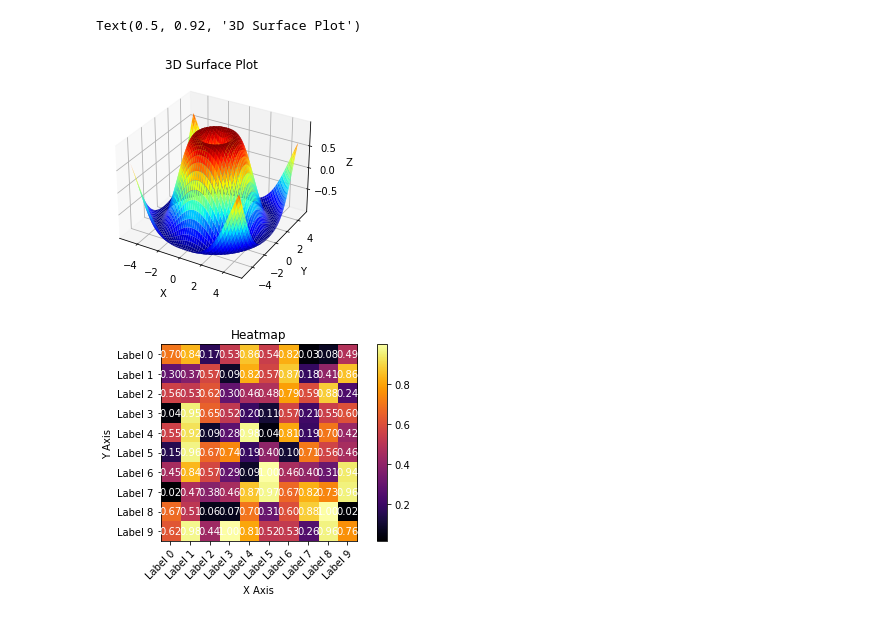
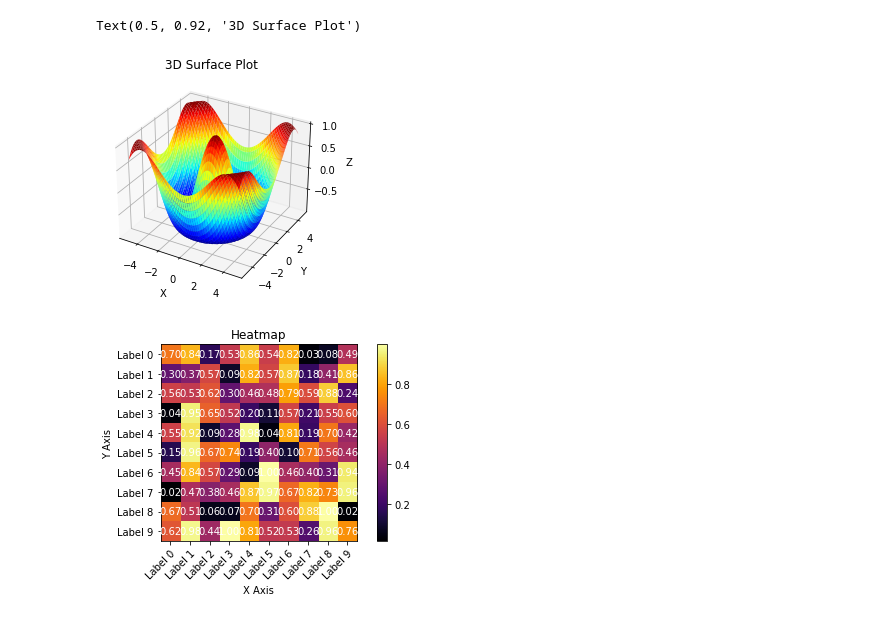
Before and after one commit to Dokkodie/test, a Jupyter notebook: visualization.ipynb, the cells around one changed output. Saved outputs shown, nothing was run; the diff lists cells and outputs as text; code cells hidden in the pictures.

```diff
--- a/visualization.ipynb
+++ b/visualization.ipynb
@@ -1,29 +1,29 @@
 # %%
 import numpy as np
 import matplotlib.pyplot as plt
 from mpl_toolkits.mplot3d import Axes3D
 
 fig = plt.figure()
 ax = fig.add_subplot(111, projection='3d')
 
 # Create the surface
 X = np.arange(-5, 5, 0.1)
 Y = np.arange(-5, 5, 0.1)
 X, Y = np.meshgrid(X, Y)
 R = np.sqrt(X**2 + Y**2)
-Z = np.sin(R)
+Z = np.cos(R)
 
 # Plot the surface
 ax.plot_surface(X, Y, Z, cmap='jet')
 
 # Add labels and title
 ax.set_xlabel('X')
 ax.set_ylabel('Y')
 ax.set_zlabel('Z')
 ax.set_title('3D Surface Plot')
 # %% [output]
 Text(0.5, 0.92, '3D Surface Plot')
-[figure, old version]
+[figure, new version]
 # %%
 import numpy as np
 import matplotlib.pyplot as plt
```
Also changed, not shown: parts of 4 cells of this notebook.
